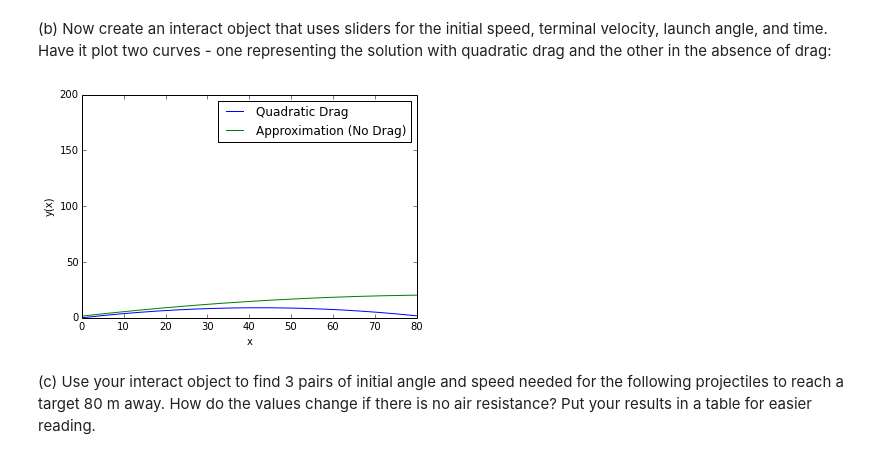
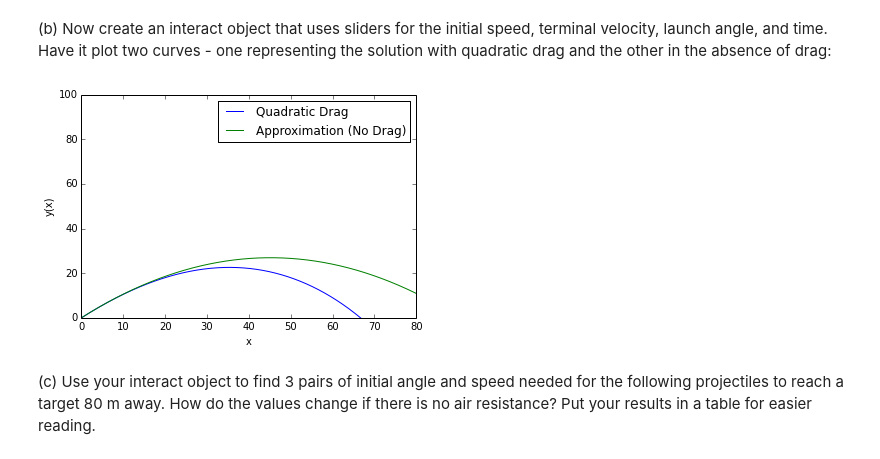
Before and after one commit to dlhoang/PHYS202-S14, a Jupyter notebook: SciPy/ODEExercises.ipynb, the cells around one changed output. Cells and saved outputs as stored; diff of their text form; code cells hidden in the pictures.

```diff
--- a/SciPy/ODEExercises.ipynb
+++ b/SciPy/ODEExercises.ipynb
@@ -476,7 +478,6 @@ def Projectile_deriv(y,t):
 # %%
 def Projectile(v0=30,th0=50*np.pi/180,time=200,vterm=44):
 
-    ay = -9.81
     t = np.arange(0.,time+0.001,0.001)
 
     # initial conditions
@@ -485,25 +486,22 @@ def Projectile(v0=30,th0=50*np.pi/180,time=200,vterm=44):
     vy0 = v0 * np.sin(th0)
     x0 = 0
     y0 = 0
-    init = np.array([vx0,vy0,vterm])
-
-    dvxdt = (ay*vx0/vterm**2) * np.sqrt(vy0**2 + vx0**2)
+    init = np.array([x0,vx0,y0,vy0,vterm])
 
     # solve ODE
-    # result = odeint(Projectile_deriv,init,t)
-    result = (dvxdt,init,t)
-    print result
+    result = odeint(Projectile_deriv,init,t)
 
-    # vx = result[:,0]
-    # vy = result[:,1]
+    x = result[:,0]
+    vx = result[:,1]
+    y = result[:,2]
+    vy = result[:,3]
 
-    """ x = vx * t
-    y = vy * t
     plt.plot(x,y,label="Quadratic Drag")
     plt.xlabel("x")
     plt.ylabel("y(x)")
+    plt.xlim(0.,100.)
+    plt.ylim(0.,40.)
     plt.legend()
-    plt.axis([0,50,0,20]) """
     plt.show()
 
 Projectile()
@@ -515,39 +512,39 @@ Projectile()
 # %%
 from IPython.html.widgets import interact, interactive
 
 def Projectile(v0=30,th0=50*np.pi/180,time=200,vterm=44):
 
     t = np.arange(0.,time+0.001,0.001)
-
     # initial conditions
     vx0 = v0 * np.cos(th0)
     vy0 = v0 * np.sin(th0)
     x0 = 0
-    y0 = 1.5
-    init = np.array([vx0,vy0,vterm])
+    y0 = 0
+    init = np.array([x0,vx0,y0,vy0,vterm])
 
     # solve ODE
-    result = odeint(Proj_deriv,init,t)
+    result = odeint(Projectile_deriv,init,t)
 
-    vx = result[:,0]
-    vy = result[:,1]
-    x = vx * t
-    y = vy * t
+    x = result[:,0]
+    vx = result[:,1]
+    y = result[:,2]
+    vy = result[:,3]
+
     xapp = x0 + vx0*t
     yapp = y0 + vy0*t - .5*9.81*t**2
 
     # Plot
     plt.plot(x,y,label="Quadratic Drag")
     plt.plot(xapp,yapp,label="Approximation (No Drag)")
     plt.xlabel("x")
     plt.ylabel("y(x)")
     plt.legend()
-    plt.axis([0,80,0,200])
+    plt.axis([0,80,0,100])
     plt.show()
 
 v = interact(Projectile,v0=(0.,100.),th0=(0.*np.pi/180.,90*np.pi/180),time=(0,500),vterm=(20,150), full_output=1)
 # %% [output]
-[figure, old version]
+[figure, new version]
 # %% [markdown]
 (c) Use your interact object to find 3 pairs of initial angle and speed needed for the following projectiles to reach a target 80 m away. How do the values change if there is no air resistance? Put your results in a table for easier reading.
 # %%
```
Also changed, not shown: parts of 5 cells of this notebook.
